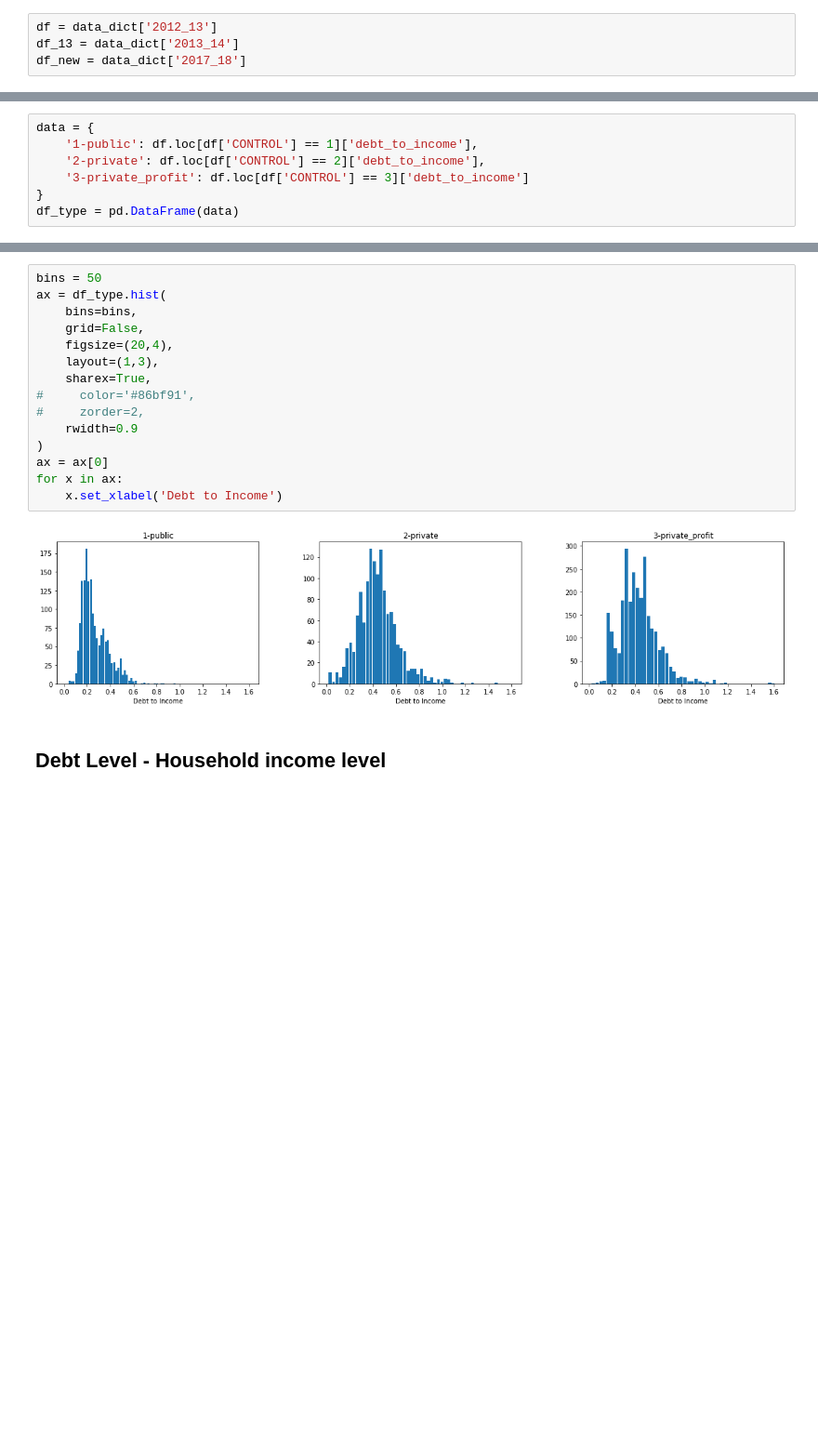
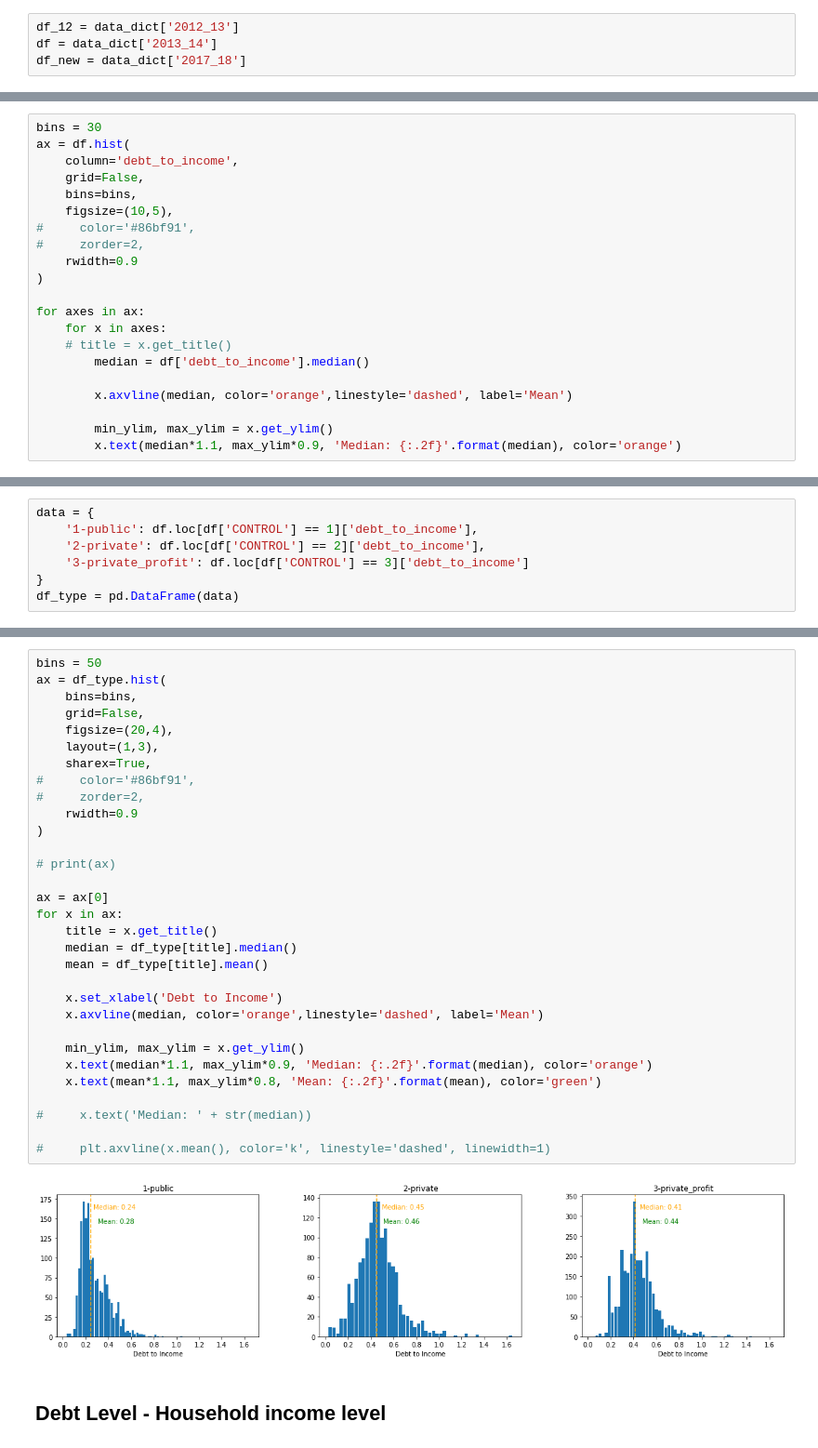
Before and after one commit to Data-Science-Business-Analytics/data-science-business-analytics-final-project, a Jupyter notebook: 00-sandbox.ipynb, the cells around one changed output, grey strips where cells are left out. Shown at 93% size. Drawn from its saved outputs; the diff is of its cells as text; blank space fills up the shorter version.

```diff
--- a/00-sandbox.ipynb
+++ b/00-sandbox.ipynb
@@ -33,6 +33,6 @@ Wall time: 3min 41s
 # %%
-df = data_dict['2012_13']
-df_13 = data_dict['2013_14']
+df_12 = data_dict['2012_13']
+df = data_dict['2013_14']
 df_new = data_dict['2017_18']
 # %%
 df.head()
@@ -73,0 +74,21 @@ df[df['INSTNM'] == 'University of Iowa']
+# %%
+bins = 30
+ax = df.hist(
+    column='debt_to_income',
+    grid=False,
+    bins=bins,
+    figsize=(10,5),
+#     color='#86bf91',
+#     zorder=2,
+    rwidth=0.9
+)
+
+for axes in ax:
+    for x in axes:
+    # title = x.get_title()
+        median = df['debt_to_income'].median()
+
+        x.axvline(median, color='orange',linestyle='dashed', label='Mean')
+
+        min_ylim, max_ylim = x.get_ylim()
+        x.text(median*1.1, max_ylim*0.9, 'Median: {:.2f}'.format(median), color='orange')
@@ -83,20 +110,36 @@ df_type = pd.DataFrame(data)
 # %%
 bins = 50
 ax = df_type.hist(
     bins=bins,
     grid=False,
     figsize=(20,4),
     layout=(1,3),
     sharex=True,
 #     color='#86bf91',
 #     zorder=2,
     rwidth=0.9
 )
+
+# print(ax)
+
 ax = ax[0]
 for x in ax:
+    title = x.get_title()
+    median = df_type[title].median()
+    mean = df_type[title].mean()
+
     x.set_xlabel('Debt to Income')
+    x.axvline(median, color='orange',linestyle='dashed', label='Mean')
+
+    min_ylim, max_ylim = x.get_ylim()
+    x.text(median*1.1, max_ylim*0.9, 'Median: {:.2f}'.format(median), color='orange')
+    x.text(mean*1.1, max_ylim*0.8, 'Mean: {:.2f}'.format(mean), color='green')
+
+#     x.text('Median: ' + str(median))
+
+#     plt.axvline(x.mean(), color='k', linestyle='dashed', linewidth=1)
 # %% [output]
-[figure, old version]
+[figure, new version]
 # %% [markdown]
 ## Debt Level - Household income level
 # %%
```
Also changed, not shown: parts of 9 cells of this notebook.
